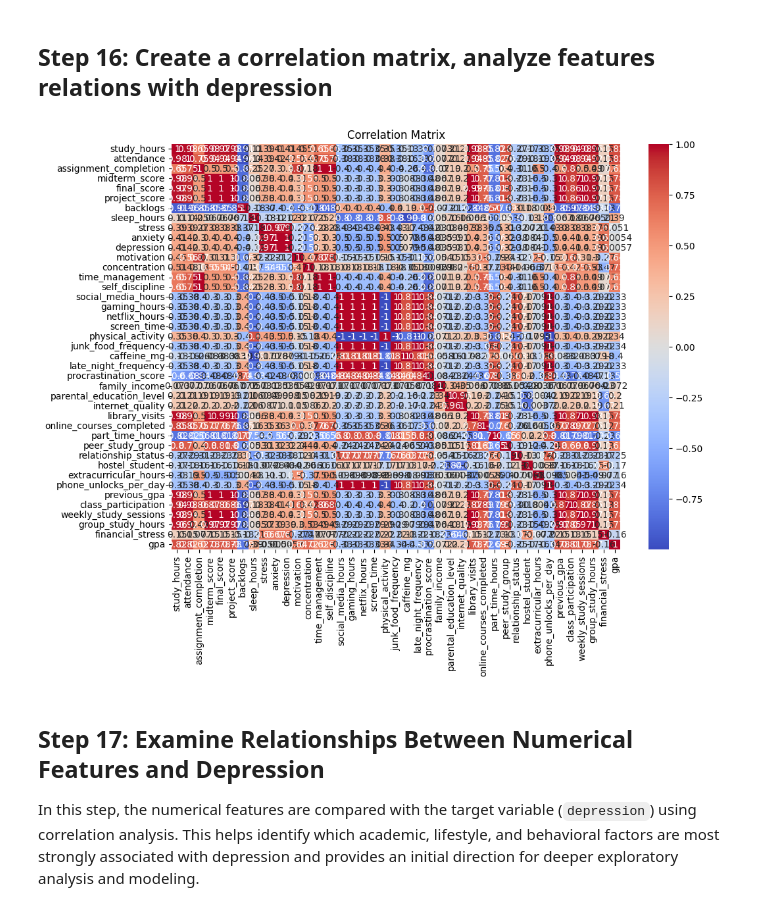
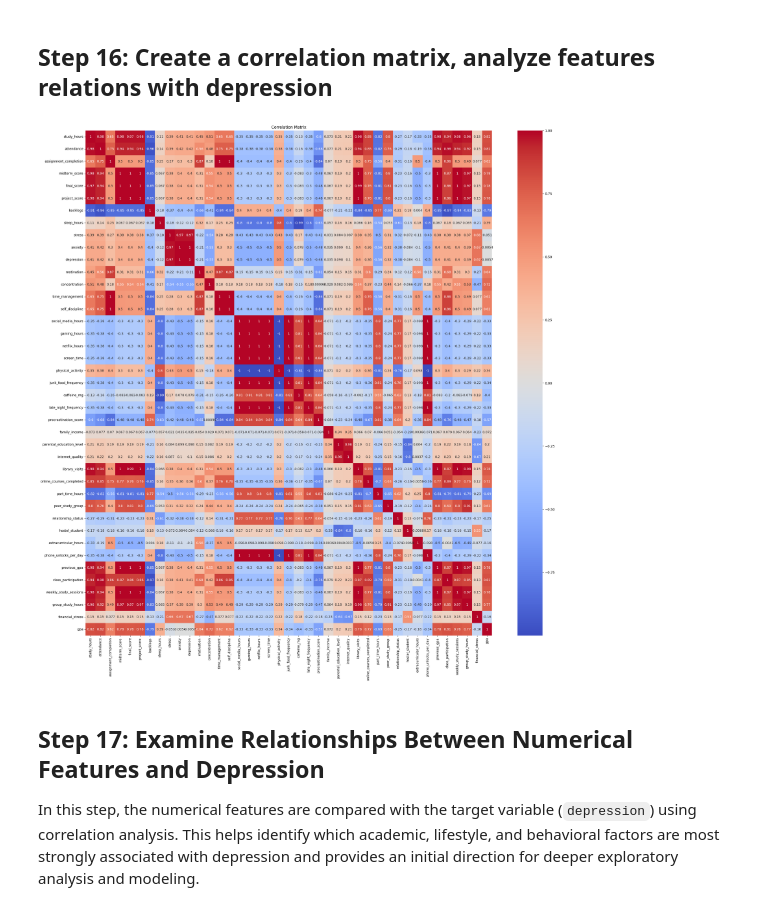
Before and after one commit to XyronTeam/ml-project, a Jupyter notebook: src/dataset_b/notebook_b.ipynb, the cells around one changed output. Cells and saved outputs as stored; diff of their text form; code cells hidden in the pictures.

```diff
--- a/src/dataset_b/notebook_b.ipynb
+++ b/src/dataset_b/notebook_b.ipynb
@@ -37,7 +35,7 @@ from sklearn.ensemble import RandomForestRegressor
 # %% [markdown]
 ## Step 2: Load the Dataset
 # %%
-df = pd.read_csv(r"C:\Users\samak\Desktop\Machinelearning project\college_students_habits_1M.csv")
+df = pd.read_csv(r"college_students_habits_1M.csv")
 # %% [markdown]
 ## Step 3: Inspect the Dataset Structure
 # %%
@@ -340,13 +304,13 @@ Outlier detection was performed using the IQR method (1.5× fence) across all nu
 # %%
 
 corr = df_sample.corr(numeric_only=True)
 
-plt.figure(figsize=(11,8))
+plt.figure(figsize=(28,28))
 sns.heatmap(corr, cmap="coolwarm",annot=True)
 plt.title("Correlation Matrix")
 plt.show()
 # %% [output]
-[figure, old version]
+[figure, new version]
 # %% [markdown]
 ## Step 17: Examine Relationships Between Numerical Features and Depression
 
```
Also changed, not shown: parts of 53 cells of this notebook.
